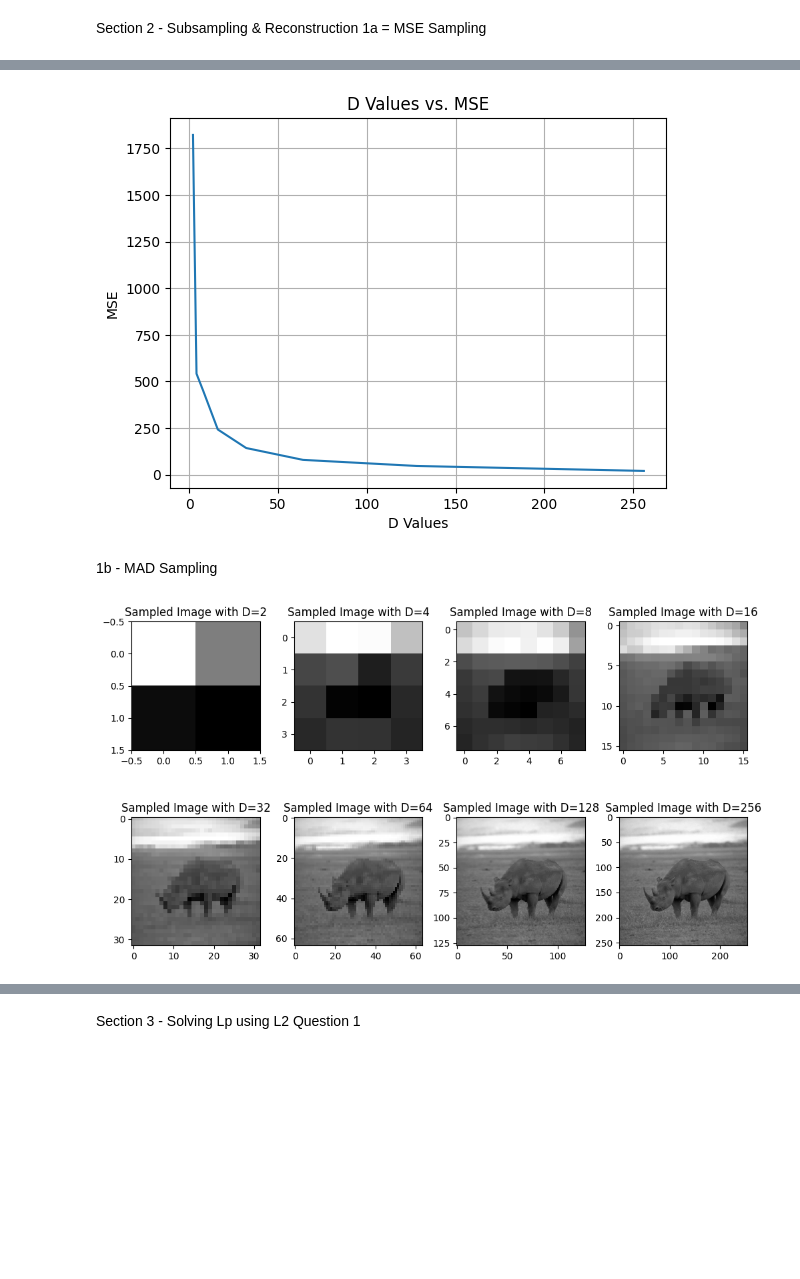
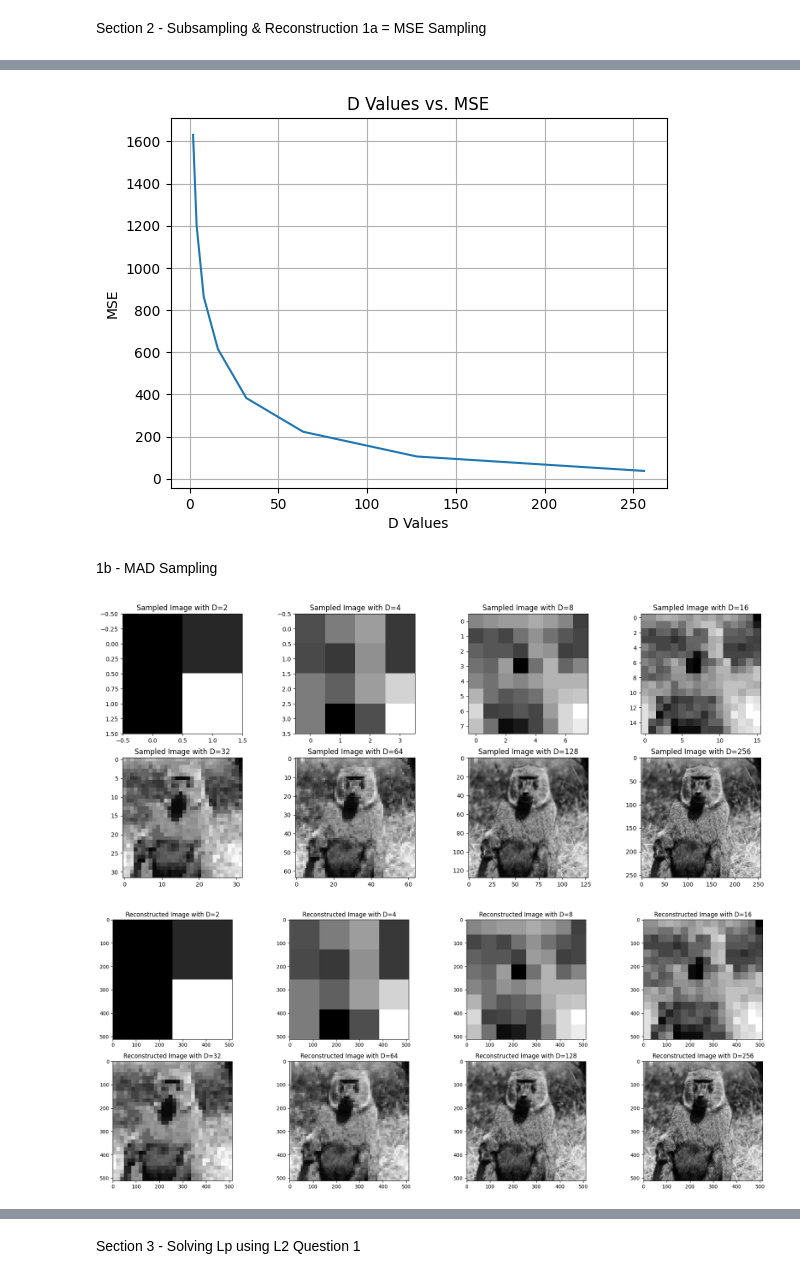
Before and after one commit to davidplo4545/DataProcessing_1, a Jupyter notebook: hw1.ipynb, the cells around one changed output, grey strips where cells are left out. Drawn from its saved outputs; the diff is of its cells as text; code cells hidden in the pictures; blank space fills up the shorter version.

```diff
--- a/hw1.ipynb
+++ b/hw1.ipynb
@@ -10,4 +10,6 @@ def load_image_as_array(image_path):
     with Image.open(image_path) as img:
         img_array = np.array(img)
     return img_array
-img_arr = load_image_as_array("rhino.jpg").flatten()
+img_arr = load_image_as_array("monkey.gif").flatten()
+plt.imshow(img_arr.reshape(512,512), cmap='grey')
+plt.axis('off')
@@ -224,19 +229,28 @@ def reconstruct_image(sampled_img, orig_img_shape):
     return new_img
 
 sampled_images = []
+reco_images = []
 sampled_mse_values = []
 for d in d_values:
     sampled_img = subsample_image_by_factor_mse(curr_img, d)
     reco_image = reconstruct_image(sampled_img, curr_img.shape[0])
     sampled_mse_values.append(np.mean((reco_image - curr_img)**2))
     sampled_images.append(sampled_img.copy())
+    reco_images.append(reco_image.copy())
 
-fig, axes = plt.subplots(2, 4, figsize=(10, 6))
+fig, axes = plt.subplots(2, 4, figsize=(20, 8))
+fig_rec, axes_rec = plt.subplots(2, 4, figsize=(20, 8))
 axes = axes.flatten()
+axes_rec = axes_rec.flatten()
 
 for i, ax in enumerate(axes):
     ax.imshow(sampled_images[i], cmap="grey")
     ax.set_title(f"Sampled Image with D={d_values[i]}")
 
+
+for i, ax in enumerate(axes_rec):
+    ax.imshow(reco_images[i], cmap="grey")
+    ax.set_title(f"Reconstructed Image with D={d_values[i]}")
+
 plt.tight_layout()
 # %% [output]
@@ -249,38 +264,48 @@ plt.xlabel('D Values')
 plt.ylabel('MSE')
 plt.grid(True)
 # %% [output]
-[figure, old version]
+[figure, new version]
 # %% [markdown]
 1b - MAD Sampling
 # %%
 def subsample_image_by_factor_mad(img, factor):
     new_img = np.zeros((factor, factor))
     window_size = img.shape[0] // factor
     for i in range(factor):
         for j in range(factor):
             curr_area = img[i*window_size:(i+1)*window_size,j*window_size:(j+1)*window_size]
             new_img[i,j] = np.median(curr_area)
     return new_img
 
 sampled_images = []
 sampled_mad_values = []
+reco_images = []
 for d in d_values:
     sampled_img = subsample_image_by_factor_mad(curr_img, d)
     reco_image = reconstruct_image(sampled_img, curr_img.shape[0])
 
     sampled_mad_values.append(np.mean(np.abs(reco_image - curr_img)))
     sampled_images.append(sampled_img.copy())
+    reco_images.append(reco_image.copy())
 
-fig, axes = plt.subplots(2, 4, figsize=(10, 6))
+fig, axes = plt.subplots(2, 4, figsize=(20, 8))
+fig_rec, axes_rec = plt.subplots(2, 4, figsize=(20, 8))
 axes = axes.flatten()
+axes_rec = axes_rec.flatten()
 
 for i, ax in enumerate(axes):
     ax.imshow(sampled_images[i], cmap="grey")
     ax.set_title(f"Sampled Image with D={d_values[i]}")
 
+
+for i, ax in enumerate(axes_rec):
+    ax.imshow(reco_images[i], cmap="grey")
+    ax.set_title(f"Reconstructed Image with D={d_values[i]}")
+
 plt.tight_layout()
 # %% [output]
-[figure, old version]
+[figure, new version]
+[figure, added]
 # %%
 # show the mse_values vs d_values
 plt.plot(d_values, sampled_mad_values)
```
Also changed, not shown: parts of 16 cells of this notebook, 4 other files.
